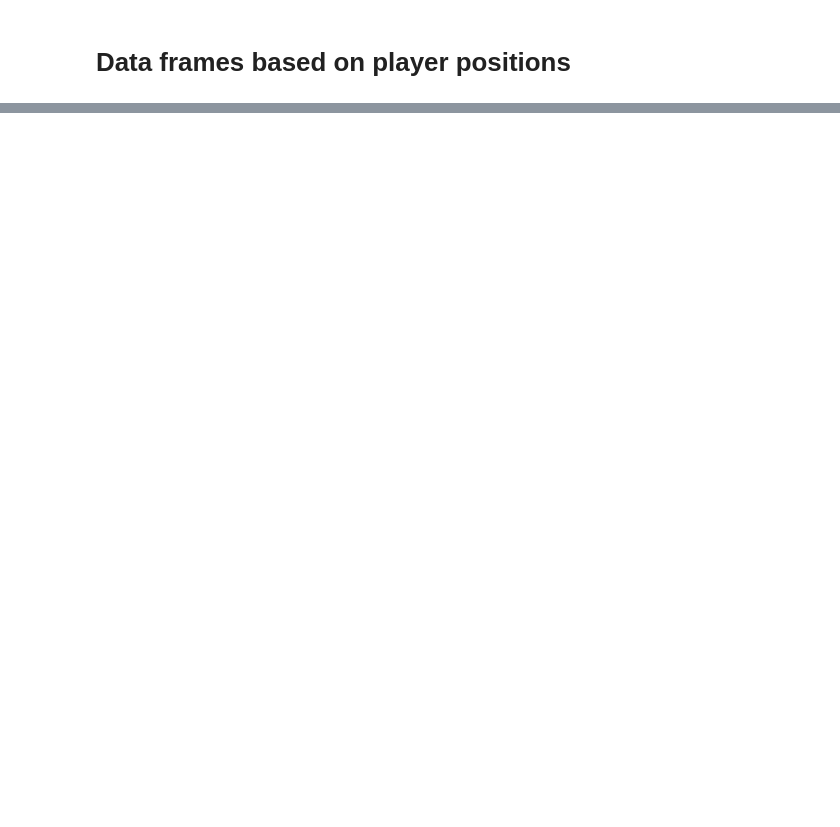
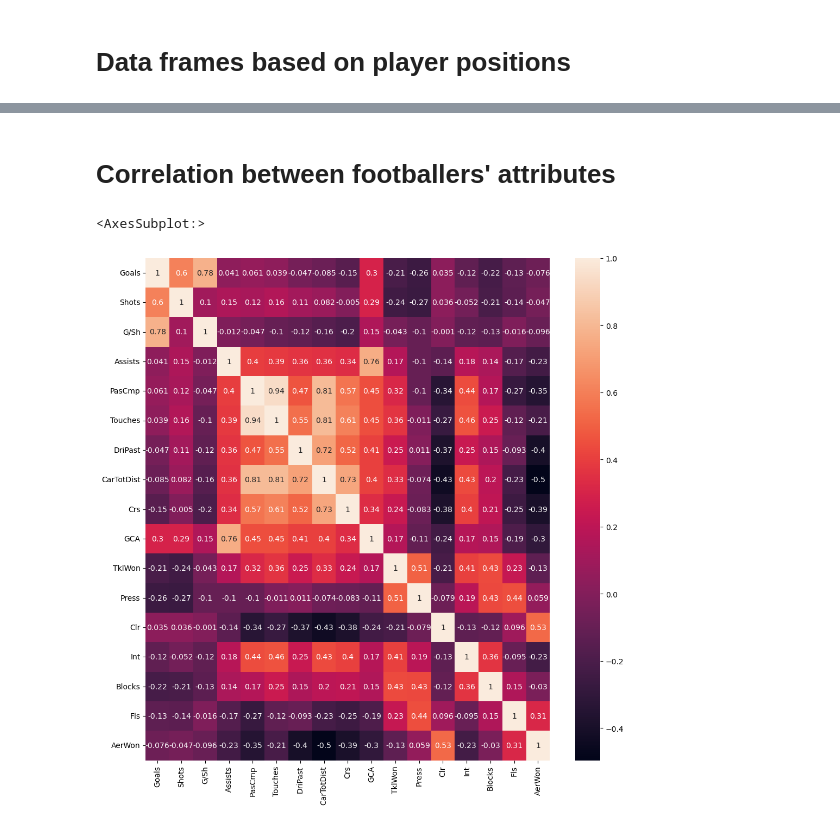
Before and after one commit to ubco-W2022T1-cosc301/project-group-25, a Jupyter notebook: notebooks/analysis1.ipynb, the cells around one changed output, grey strips where cells are left out. Saved outputs shown, nothing was run; the diff lists cells and outputs as text; code cells hidden in the pictures; blank space fills up the shorter version.

```diff
--- a/notebooks/analysis1.ipynb
+++ b/notebooks/analysis1.ipynb
@@ -115,2 +93,15 @@ y3 = df_mean = defenders.describe().loc['mean', ['Goals', 'Assists', 'Crs', 'Dri
 
 x = np.arange(len(y1))
+# %% [markdown]
+# Correlation between footballers' attributes
+# %%
+correlation = forwards.corr()
+
+fig, ax = plt.subplots(figsize=(12,12))
+sns.heatmap(correlation,
+            xticklabels = correlation.columns,
+            yticklabels = correlation.columns,
+            annot = True)
+# %% [output]
+<AxesSubplot:>
+[figure, added]
```
Also changed, not shown: parts of 22 cells of this notebook, 1 other file.
